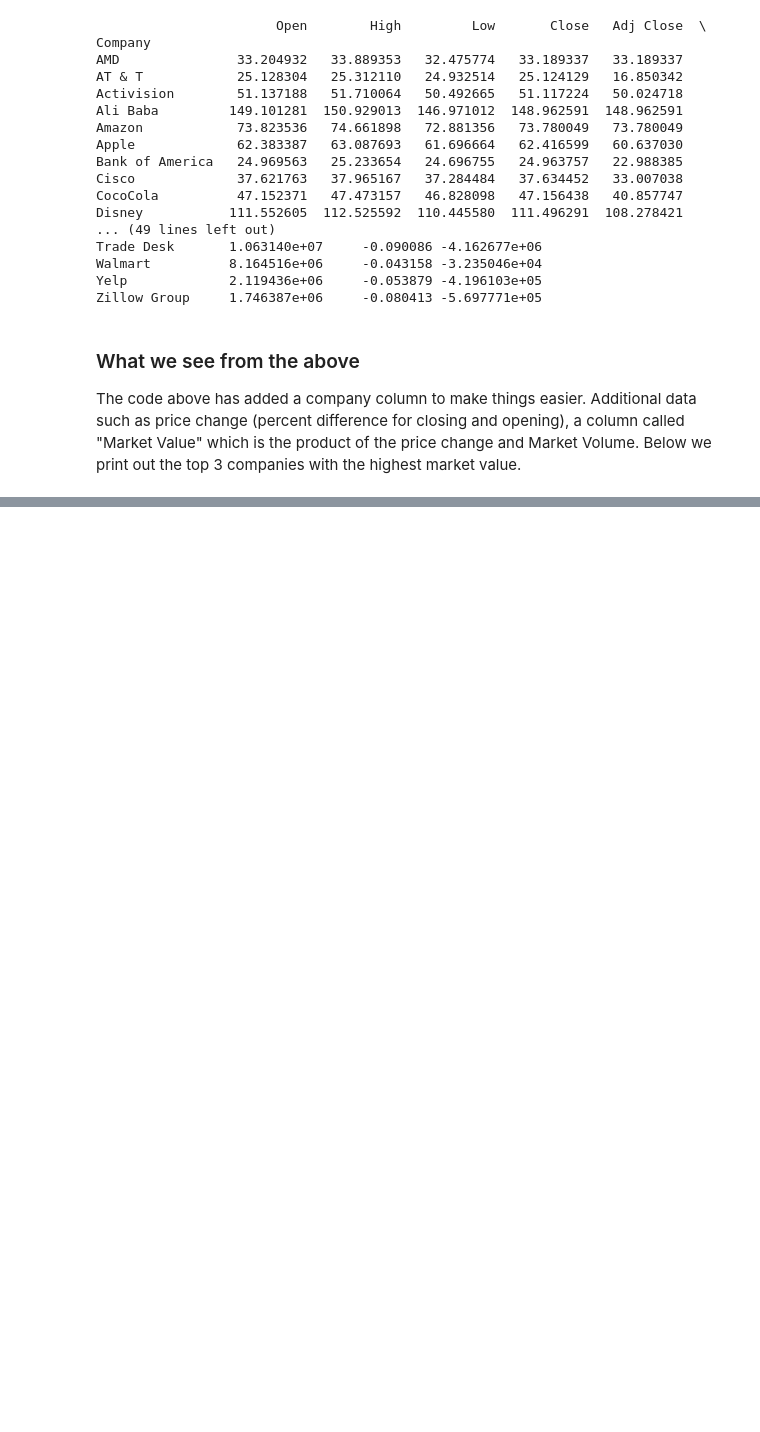
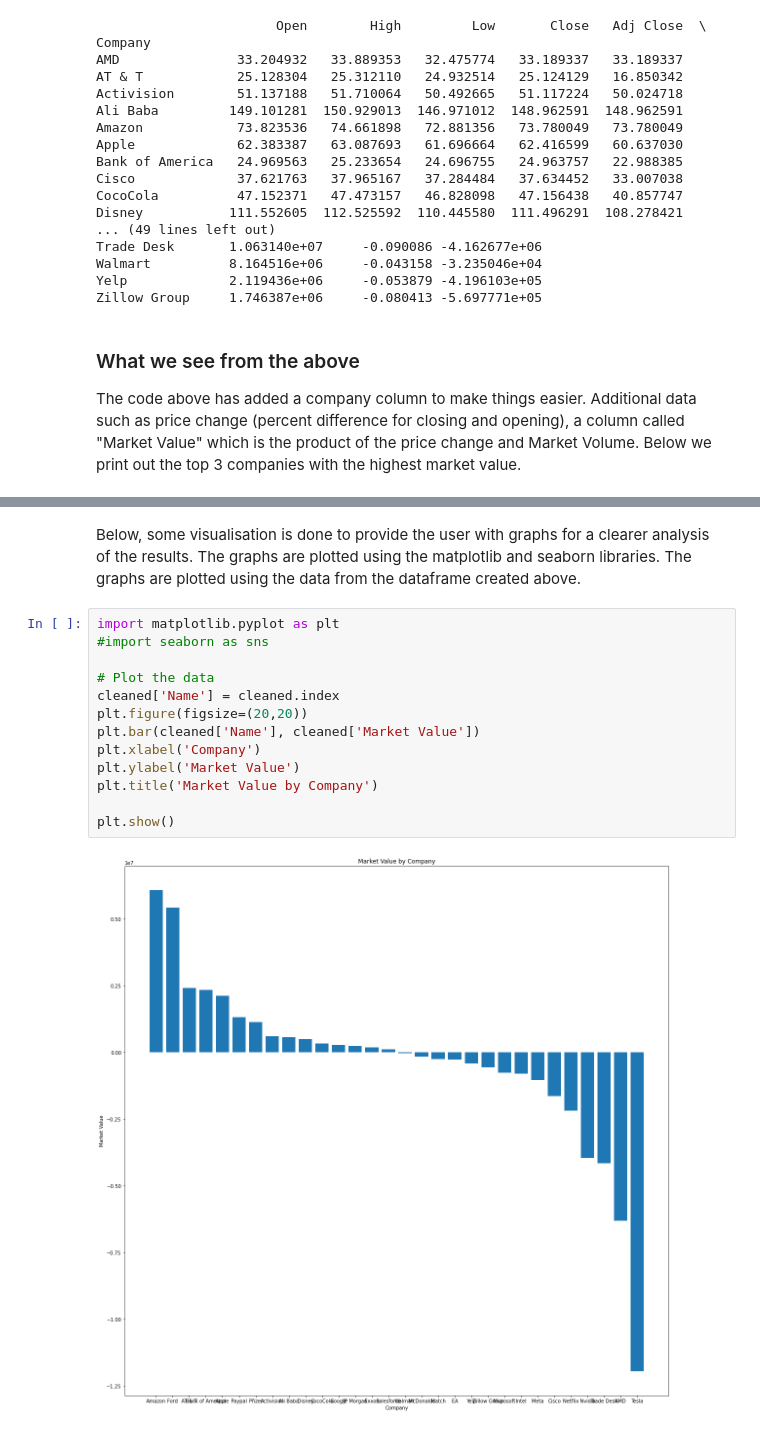
Before and after one commit to ubco-W2022T2-data301/Group35, a Jupyter notebook: analysis/analysis3.ipynb, the cells around one changed output, grey strips where cells are left out. Cells and saved outputs as stored; diff of their text form; blank space fills up the shorter version.

```diff
--- a/analysis/analysis3.ipynb
+++ b/analysis/analysis3.ipynb
@@ -72,0 +74,17 @@ cleaned.head(3)   # Top 30 companies by Market Value
+# %% [markdown]
+Below, some visualisation is done to provide the user with graphs for a clearer analysis of the results. The graphs are plotted using the matplotlib and seaborn libraries. The graphs are plotted using the data from the dataframe created above.
+# %%
+import matplotlib.pyplot as plt
+#import seaborn as sns
+
+# Plot the data
+cleaned['Name'] = cleaned.index
+plt.figure(figsize=(20,20))
+plt.bar(cleaned['Name'], cleaned['Market Value'])
+plt.xlabel('Company')
+plt.ylabel('Market Value')
+plt.title('Market Value by Company')
+
+plt.show()
+# %% [output]
+[figure, added]
```
Also changed, not shown: parts of 1 cell of this notebook.
